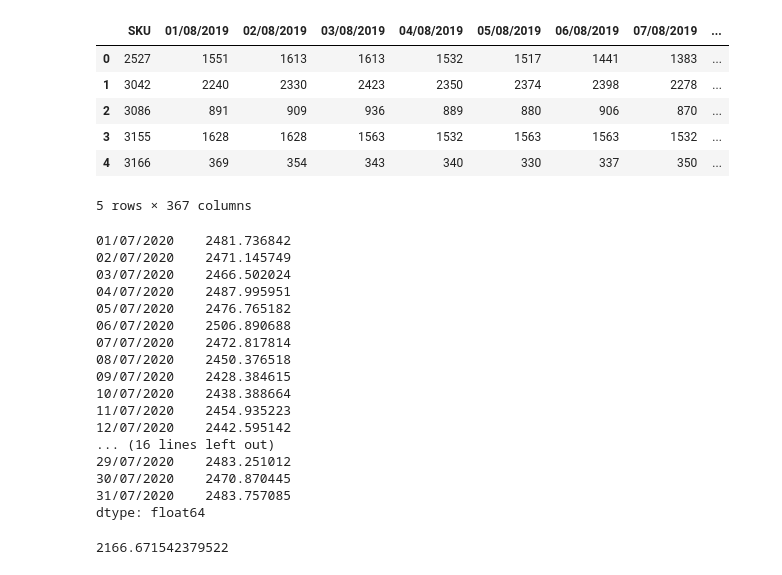
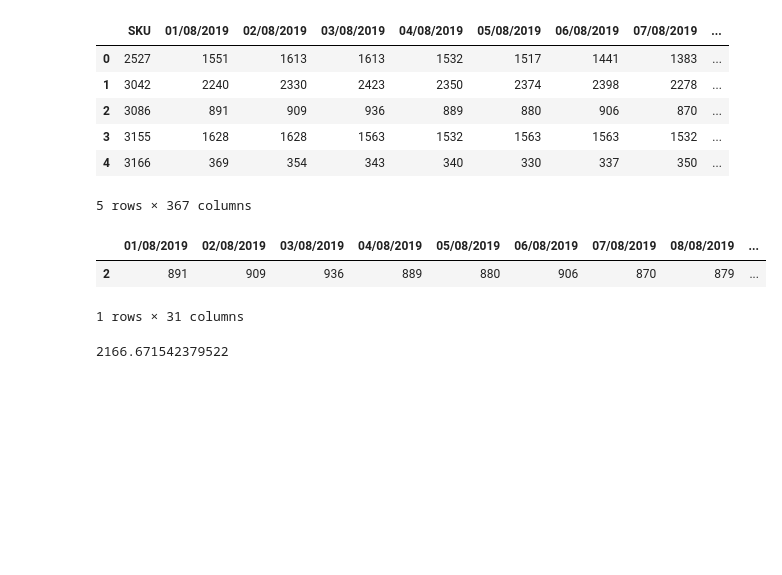
Before and after one commit to dheeraj-2000/Temp_prediction, a Jupyter notebook: Untitled.ipynb, the cells around one changed output. Cells and saved outputs as stored; diff of their text form; code cells hidden in the pictures; blank space fills up the shorter version.

```diff
--- a/Untitled.ipynb
+++ b/Untitled.ipynb
@@ -15,26 +15,12 @@ df.head()
 | 3 | 3155 | 1628 | 1628 | 1563 | 1532 | 1563 | 1563 | 1532 | ... |
 | 4 | 3166 | 369 | 354 | 343 | 340 | 330 | 337 | 350 | ... |
 5 rows × 367 columns
-# %%
-df.iloc[0:,336:367].mean()
-# %% [output]
-01/07/2020    2481.736842
-02/07/2020    2471.145749
-03/07/2020    2466.502024
-04/07/2020    2487.995951
-05/07/2020    2476.765182
-06/07/2020    2506.890688
-07/07/2020    2472.817814
-08/07/2020    2450.376518
-09/07/2020    2428.384615
-10/07/2020    2438.388664
-11/07/2020    2454.935223
-12/07/2020    2442.595142
-... (16 lines left out)
-29/07/2020    2483.251012
-30/07/2020    2470.870445
-31/07/2020    2483.757085
-dtype: float64
+# %%
+df.iloc[2:3, 1:32]
+# %% [output]
+|  | 01/08/2019 | 02/08/2019 | 03/08/2019 | 04/08/2019 | 05/08/2019 | 06/08/2019 | 07/08/2019 | 08/08/2019 | ... |
+| 2 | 891 | 909 | 936 | 889 | 880 | 906 | 870 | 879 | ... |
+1 rows × 31 columns
 # %%
 aug = df.iloc[0:, 1:32].mean().mean()
 aug
```
Also changed, not shown: parts of 9 cells of this notebook, 1 other file.
